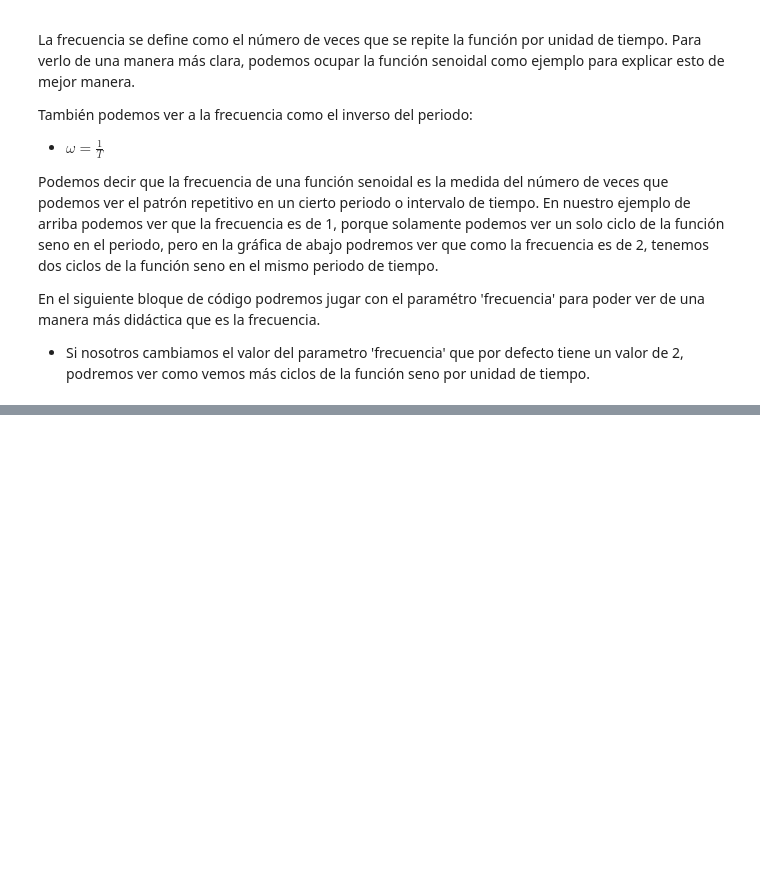
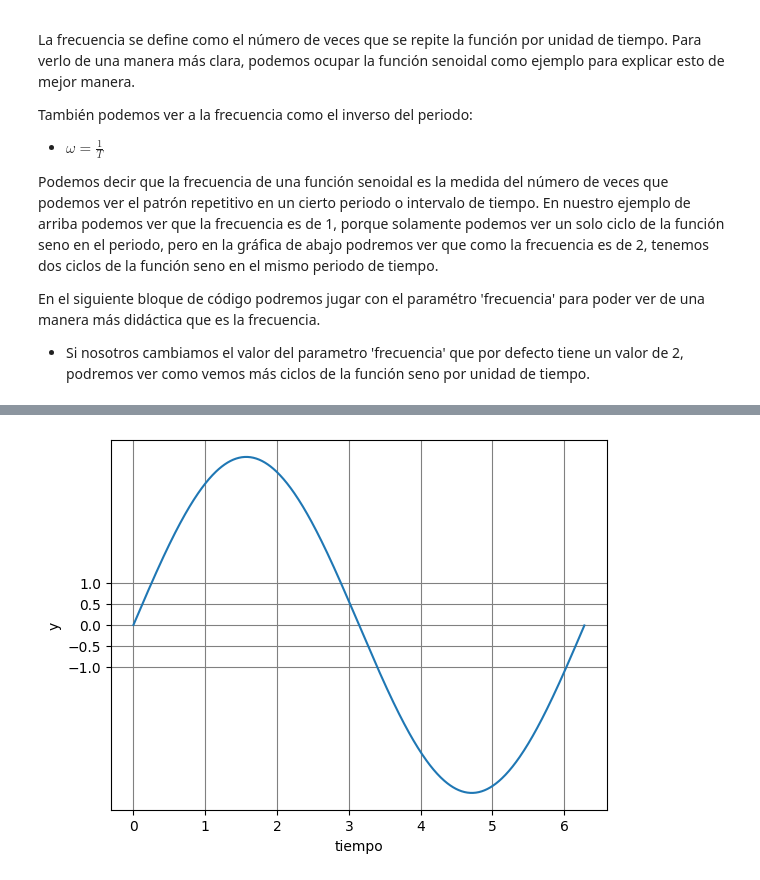
Before and after one commit to JorgeIsur/Laboratorio7Lerma, a Jupyter notebook: laboratorio7.ipynb, the cells around one changed output, grey strips where cells are left out. Cells and saved outputs as stored; diff of their text form; code cells hidden in the pictures; blank space fills up the shorter version.

```diff
--- a/laboratorio7.ipynb
+++ b/laboratorio7.ipynb
@@ -86,0 +96,7 @@ ploteo(x,y)
+# %%
+amplitud = 4   # PARA PRUEBAS MODIFICAR LA AMPLITUD
+x = np.arange(0,2*pi,0.01)
+y = [modelo(amplitud,1/(2*pi),0,tiempo)for tiempo in x]
+ploteo(x,y)
+# %% [output]
+[figure, added]
```
Also changed, not shown: parts of 8 cells of this notebook.
